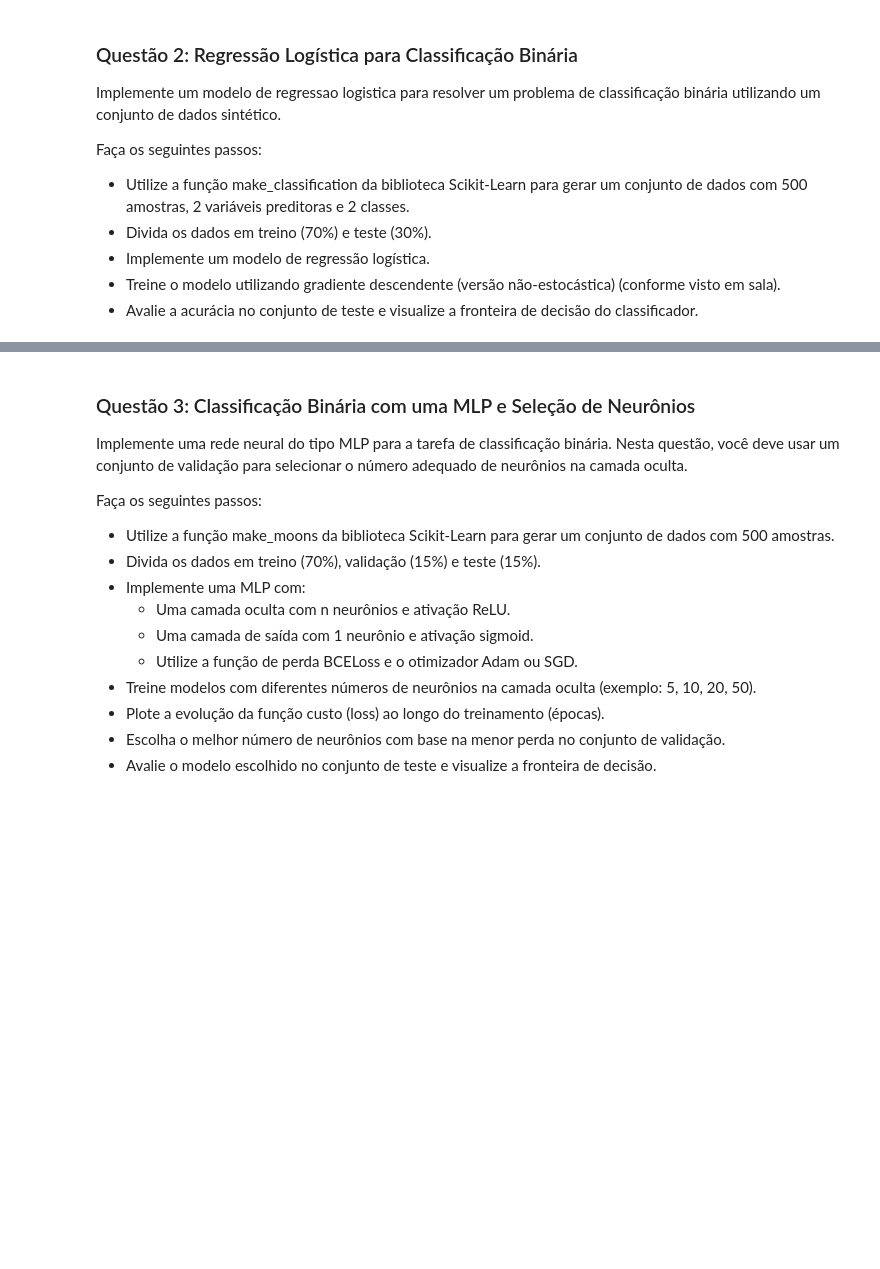
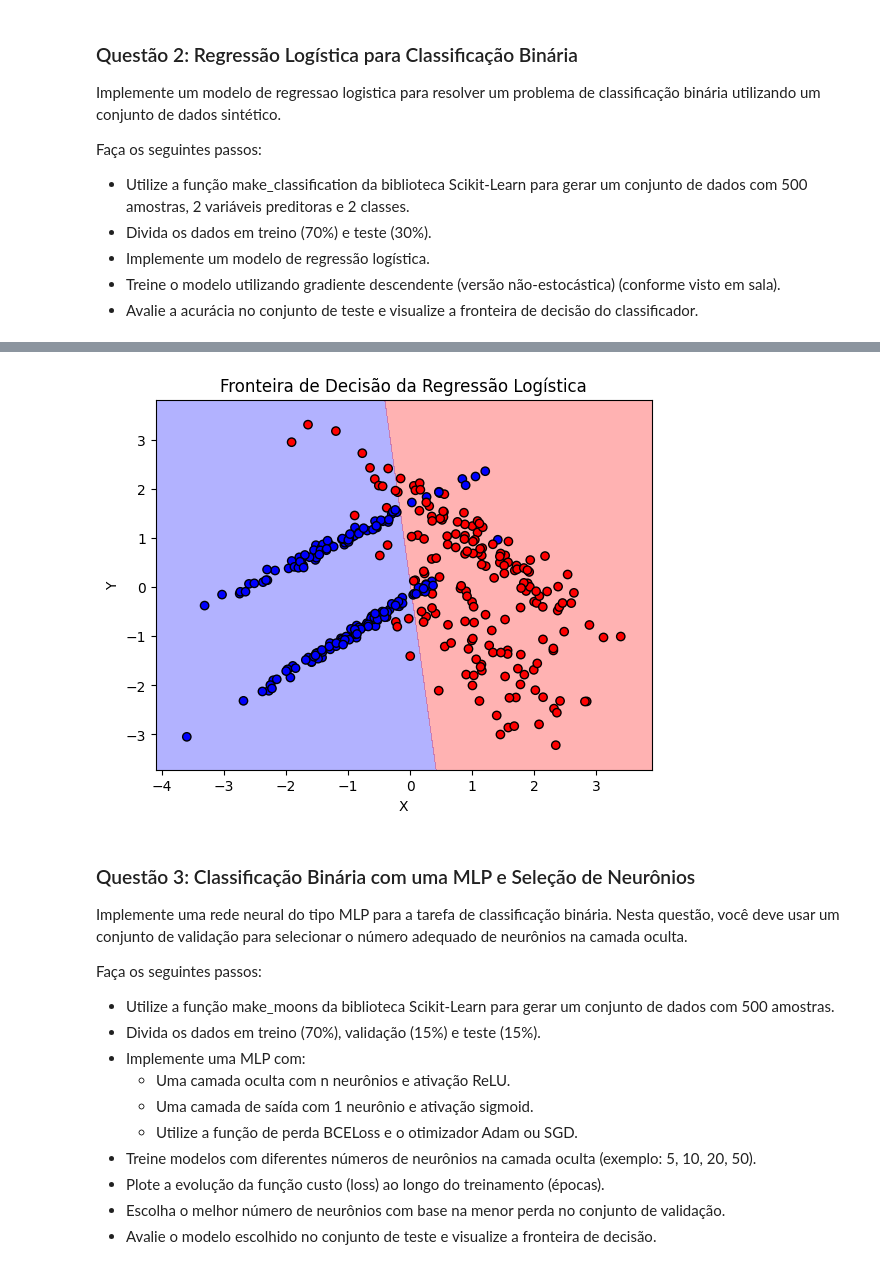
Before and after one commit to Raiferreira1/Neural-Networks-Work, a Jupyter notebook: relatorio.ipynb, the cells around one changed output, grey strips where cells are left out. Cells and saved outputs as stored; diff of their text form; code cells hidden in the pictures; blank space fills up the shorter version.

```diff
--- a/relatorio.ipynb
+++ b/relatorio.ipynb
@@ -228,3 +236,3 @@ X, y = make_classification(n_samples=500, n_features=2, n_classes=2, n_redundant
 # %%
-# Dividindo os dados em treino (70%) e teste (30%)
-X_train, X_test, y_train, y_test = train_test_split(X, y, test_size=0.3, random_state=42)
+# Dividindo os dados em treino e teste
+X_train, X_test, y_train, y_test = train_test_split(X_tensor, y_tensor, test_size=0.3, random_state=42)
@@ -254,16 +263,20 @@ class LogisticRegressionGD:
 # %%
-# Criando e treinando o modelo
-model = LogisticRegressionGD(learning_rate=0.1, epochs=1000)
-model.fit(X_train, y_train)
+# Treina o modelo
+model = train_logistic_regression(X_train, y_train, epochs=1000, lr=0.01)
 
-# Avaliando a acurácia no conjunto de teste
-y_pred = model.predict(X_test)
-accuracy = np.mean(y_pred == y_test)
-print(f"Acurácia no conjunto de teste: {accuracy:.4f}")
+# Avalia o modelo
+model.eval()
+with torch.no_grad():
+    y_pred = model(X_test).round()
+    accuracy = (y_pred == y_test).float().mean().item()
+print("Acurácia:", accuracy)
 
-# Fronteira de decisão
-x_min, x_max = X[:, 0].min() - 1, X[:, 0].max() + 1
-y_min, y_max = X[:, 1].min() - 1, X[:, 1].max() + 1
+# Gera a grade para a fronteira de decisão
+x_min, x_max = X_train[:, 0].min() - 0.5, X_train[:, 0].max() + 0.5
+y_min, y_max = X_train[:, 1].min() - 0.5, X_train[:, 1].max() + 0.5
 xx, yy = np.meshgrid(np.linspace(x_min, x_max, 100), np.linspace(y_min, y_max, 100))
-Z = model.predict(np.c_[xx.ravel(), yy.ravel()])
-Z = Z.reshape(xx.shape)
+
+# Converte para tensor e faz a previsão
+grid = torch.tensor(np.c_[xx.ravel(), yy.ravel()], dtype=torch.float32)
+with torch.no_grad():
+    Z = model(grid).reshape(xx.shape)
@@ -270,11 +301,14 @@ Z = Z.reshape(xx.shape)
 # %%
-plt.contourf(xx, yy, Z, alpha=0.3, cmap="coolwarm")
-plt.scatter(X_test[:, 0], X_test[:, 1], c=y_test, cmap="coolwarm", edgecolors="k")
-plt.xlabel("Feature 1")
-plt.ylabel("Feature 2")
-plt.title(f"Fronteira de decisão - Acurácia: {accuracy:.4f}")
+# Plota os dados e a fronteira de decisão
+plt.contourf(xx, yy, Z, levels=[0, 0.5, 1], alpha=0.3, colors=['blue', 'red'])
+plt.scatter(X_train[:, 0], X_train[:, 1], c=y_train, cmap="bwr", edgecolors="k")
+plt.xlabel("X")
+plt.ylabel("Y")
+plt.title("Fronteira de Decisão da Regressão Logística")
 plt.savefig("resultados/q2-fronteira-de-decisao.png")
 plt.show()
+# %% [output]
+[figure, added]
 # %% [markdown]
 ### Questão 3: Classificação Binária com uma MLP e Seleção de Neurônios
 
```
Also changed, not shown: parts of 14 cells of this notebook, 7 other files.
